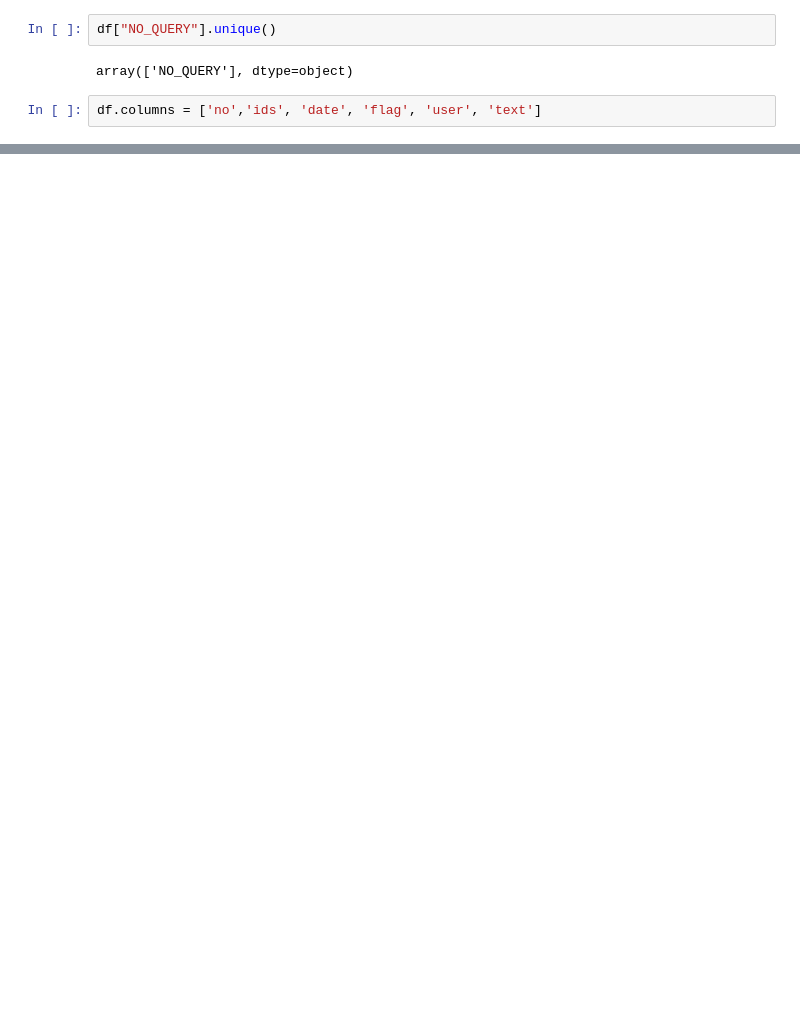
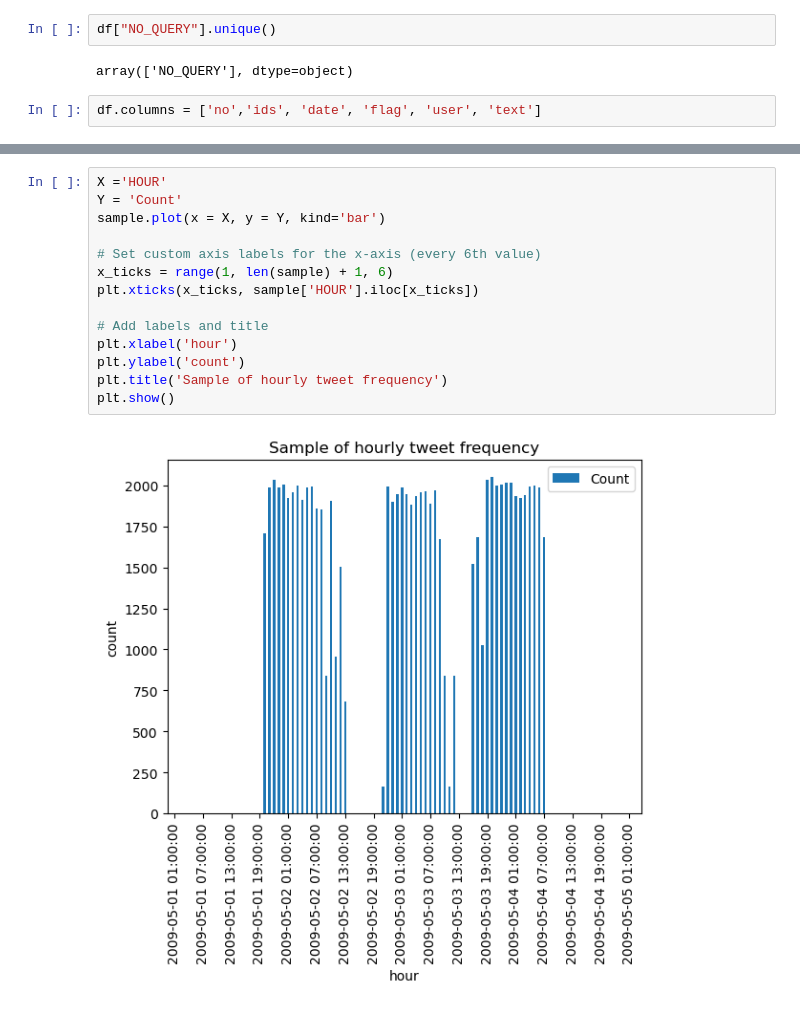
Before and after one commit to milooranm/ForecastingSentiment, a Jupyter notebook: someEDA.ipynb, the cells around one changed output, grey strips where cells are left out. Cells and saved outputs as stored; diff of their text form; blank space fills up the shorter version.

```diff
--- a/someEDA.ipynb
+++ b/someEDA.ipynb
@@ -242,0 +414,16 @@ this is quite a lopsided dataset. there are a very large number of missing days(
+# %%
+X ='HOUR'
+Y = 'Count'
+sample.plot(x = X, y = Y, kind='bar')
+
+# Set custom axis labels for the x-axis (every 6th value)
+x_ticks = range(1, len(sample) + 1, 6)
+plt.xticks(x_ticks, sample['HOUR'].iloc[x_ticks])
+
+# Add labels and title
+plt.xlabel('hour')
+plt.ylabel('count')
+plt.title('Sample of hourly tweet frequency')
+plt.show()
+# %% [output]
+[figure, added]
```
Also changed, not shown: parts of 54 cells of this notebook.
